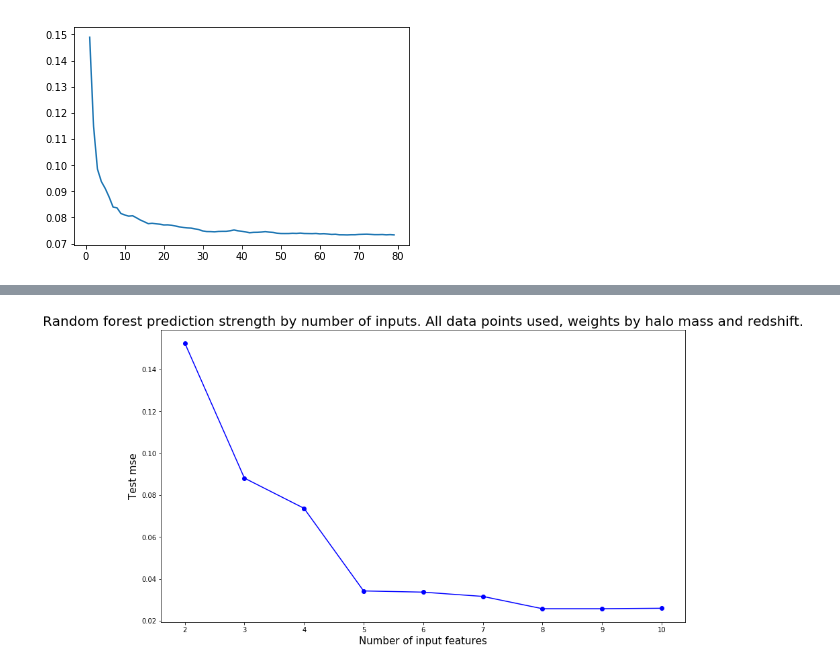
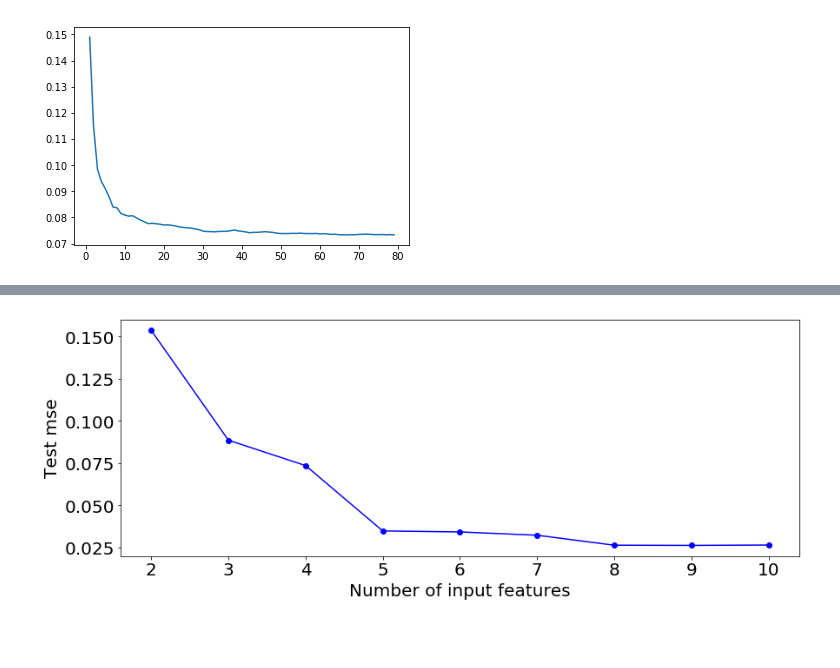
Before and after one commit to magnus-lindstrom/masters-project-galaxy-formation, a Jupyter notebook: code/non_network_notebooks/analyse_data.ipynb, the cells around one changed output, grey strips where cells are left out. Saved outputs shown, nothing was run; the diff lists cells and outputs as text; code cells hidden in the pictures; blank space fills up the shorter version.

```diff
--- a/code/non_network_notebooks/analyse_data.ipynb
+++ b/code/non_network_notebooks/analyse_data.ipynb
@@ -263,8 +277,14 @@ norm = {'input': 'zero_mean_unit_std', # 'none',   'zero_mean_unit_std',   'zero
 outputs_to_weigh = ['Stellar_mass']
 weigh_by_redshift = True
 
+### Network parameters
+network_args = {
+    'input_features': input_features,
+    'output_features': output_features
+}
+
 galaxies, data_keys = load_galfiles(redshifts=redshifts, equal_numbers=False)
 input_features = ['Halo_mass', 'Halo_growth_rate', 'Halo_mass_peak', 'Scale_peak_mass', 'Scale_half_mass', 'Halo_radius', 'Concentration', 'Halo_spin', 'Type', 'Redshift']
-training_data_dict = divide_train_data(galaxies, data_keys, input_features, output_features, redshifts, outputs_to_weigh=outputs_to_weigh, weigh_by_redshift=weigh_by_redshift,
+training_data_dict = divide_train_data(galaxies, data_keys, network_args, redshifts, outputs_to_weigh=outputs_to_weigh, weigh_by_redshift=weigh_by_redshift,
                                        total_set_size=tot_nr_points, train_frac=train_frac, val_frac=val_frac, test_frac=test_frac, emerge_targets=True)
 training_data_dict = normalise_data(training_data_dict, norm)
@@ -370,14 +402,16 @@ for importances, input_feats, score in zip(importance_history, input_feat_histor
 # %%
 x_ticks = range(len(input_features), 1, -1)
-fig = plt.figure(figsize=(14,8))
-plt.plot(x_ticks, score_history, '-ob')
-plt.xlabel('Number of input features', fontsize=15)
-plt.ylabel('Test mse', fontsize=15)
-plt.title('Random forest prediction strength by number of inputs. All data points used, weights by halo mass and redshift.', fontsize=20)
+fig = plt.figure(figsize=(5*2.8,5))
+ax = plt.subplot(111)
+ax.plot(x_ticks, score_history, '-ob')
+ax.set_xlabel('Number of input features', fontsize=20)
+ax.set_ylabel('Test mse', fontsize=20)
+ax.tick_params(labelsize=20)
+# plt.title('Random forest prediction strength by number of inputs. All data points used, weights by halo mass and redshift.', fontsize=20)
 plt.show()
 fig.savefig('figures/test_mse_by_nr_input_params_rf.png', bbox_inches = 'tight')
 # %% [output]
-[figure, old version]
+[figure, new version]
 # %%
 least_imp_ind = np.argmin(importances)
 y_test_pred = regr.predict(X_test)
```
Also changed, not shown: parts of 6 cells of this notebook, 9 other files.
